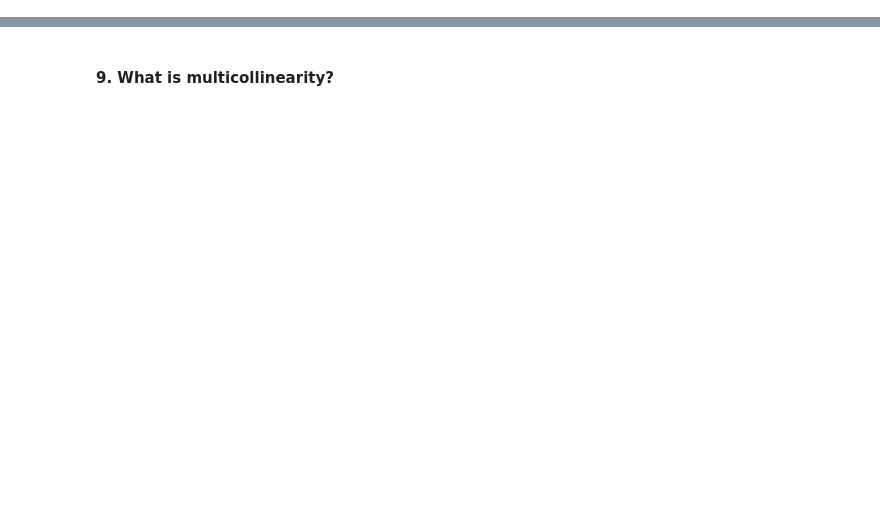
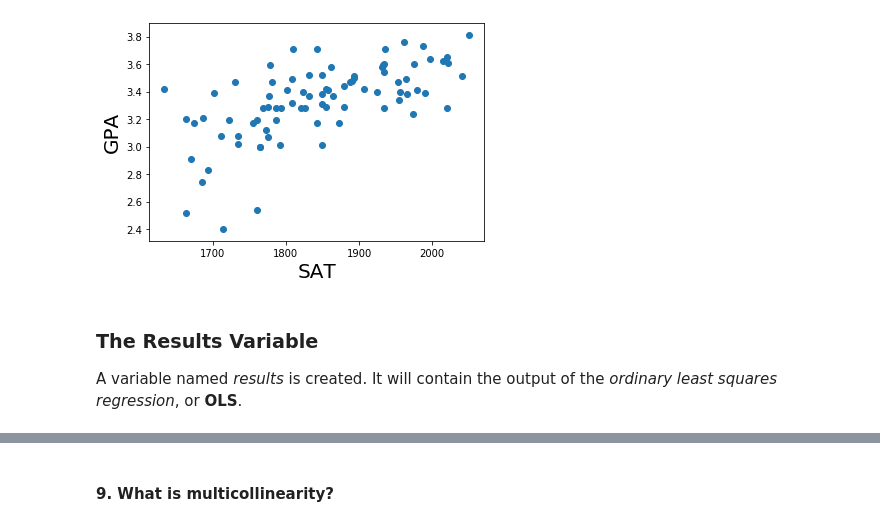
Before and after one commit to rkasana/iNeuronAssign, a Jupyter notebook: LinearRegression/LinearRegressionAssignment.ipynb, the cells around one changed output, grey strips where cells are left out. Saved outputs shown, nothing was run; the diff lists cells and outputs as text; code cells hidden in the pictures; blank space fills up the shorter version.

```diff
--- a/LinearRegression/LinearRegressionAssignment.ipynb
+++ b/LinearRegression/LinearRegressionAssignment.ipynb
@@ -86,0 +9,3 @@ Gradient descent is an optimization algorithm used to minimize some function by
+# %%
+# load the data
+data = pd.read_csv('1.01. Simple linear regression.csv')
@@ -86,0 +46,11 @@ Gradient descent is an optimization algorithm used to minimize some function by
+# %%
+# define the dependent and the independent variable
+y = data['GPA']
+x1 = data['SAT']
+# %%
+plt.scatter(x1,y)
+plt.xlabel('SAT', fontsize=20)
+plt.ylabel('GPA', fontsize=20)
+plt.show()
+# %% [output]
+[figure, added]
@@ -86,0 +59,3 @@ Gradient descent is an optimization algorithm used to minimize some function by
+# %% [markdown]
+###  The Results Variable
+A variable named *results* is created. It will contain the output of the *ordinary least squares regression*, or **OLS**.
```
Also changed, not shown: parts of 158 cells of this notebook.
